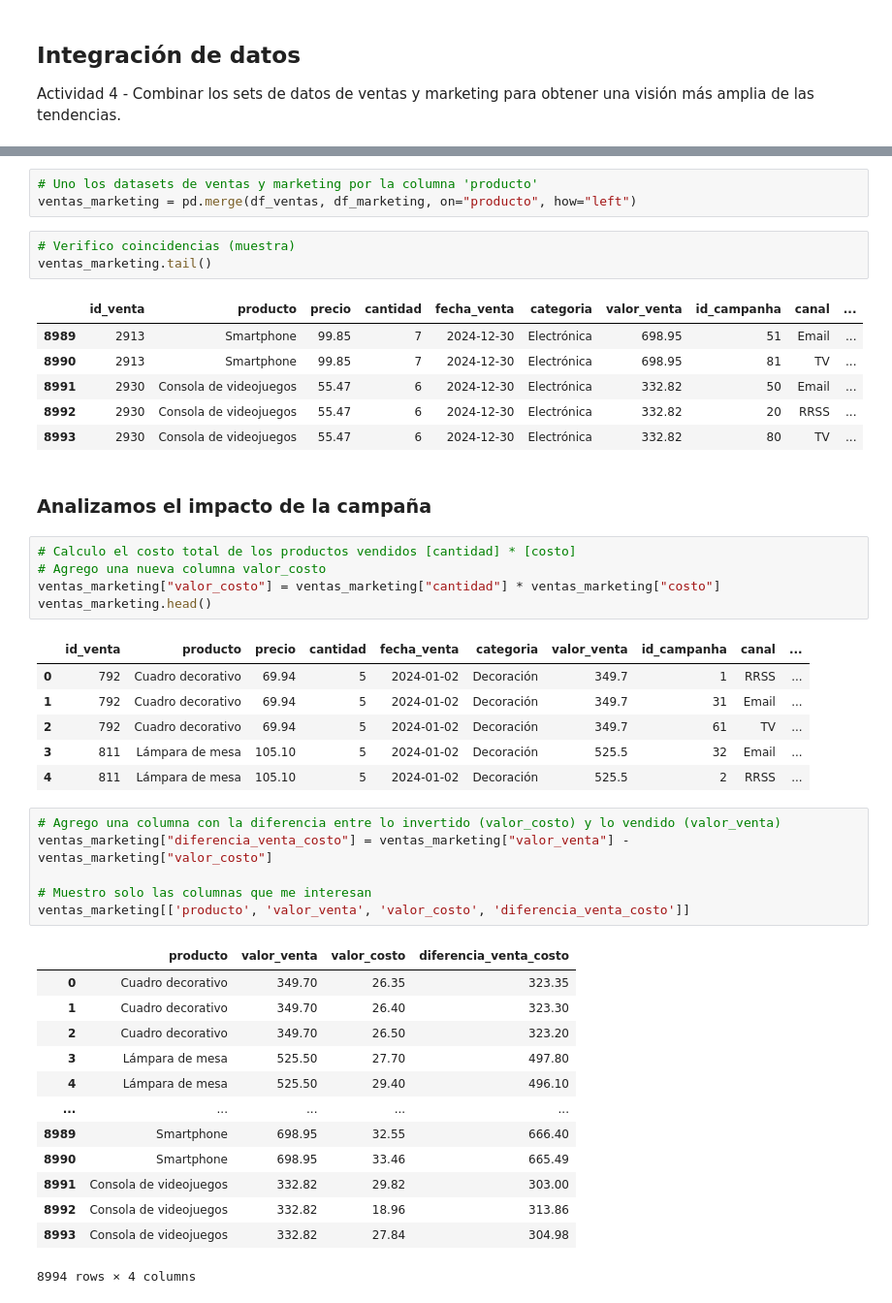
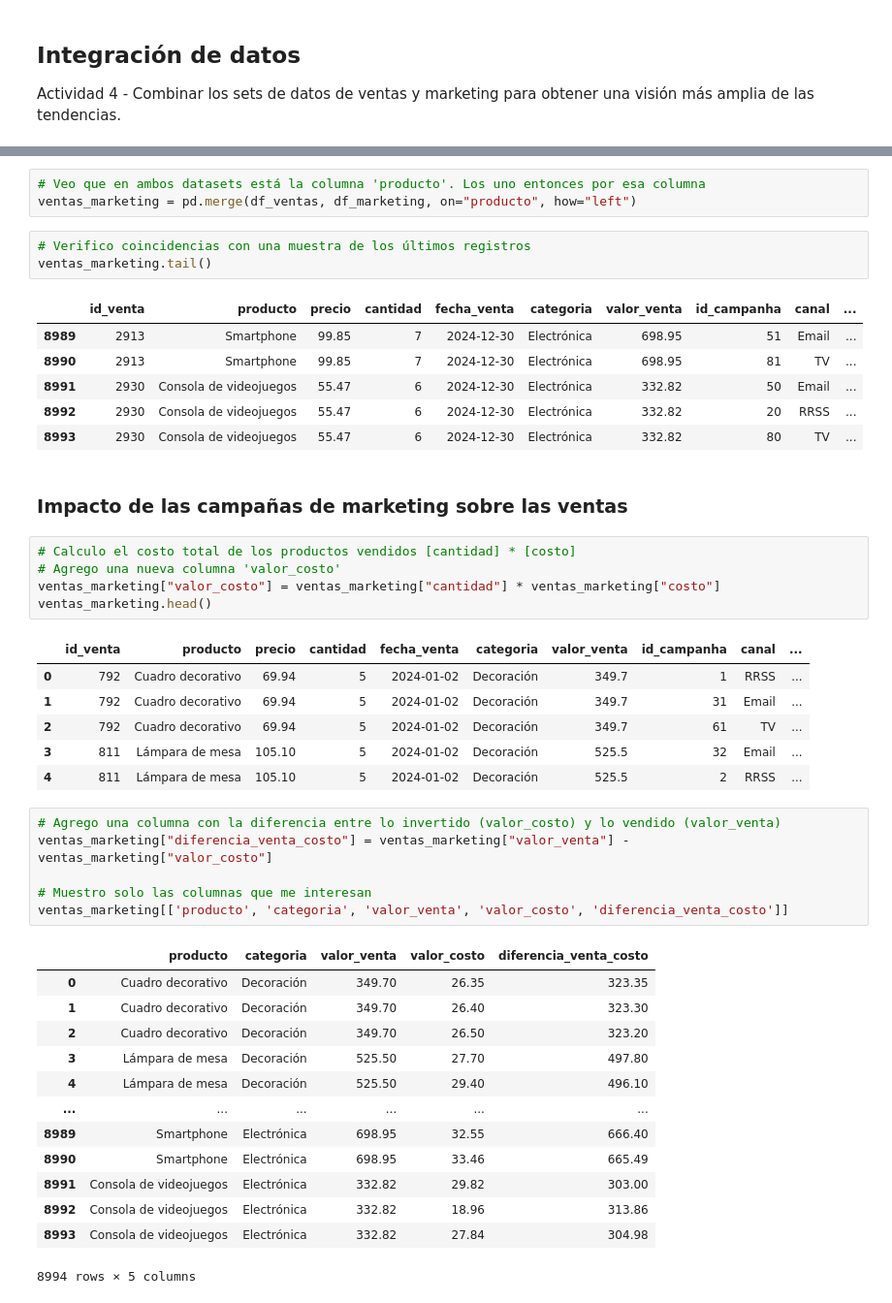
Before and after one commit to FerJGit/TT-2C2025-Data-Analitycs-Notebooks, a Jupyter notebook: PreEntrega/Mis_Archivos/Pre-entrega.ipynb, the cells around one changed output, grey strips where cells are left out. Shown at 97% size. Saved outputs shown, nothing was run; the diff lists cells and outputs as text.

```diff
--- a/PreEntrega/Mis_Archivos/Pre-entrega.ipynb
+++ b/PreEntrega/Mis_Archivos/Pre-entrega.ipynb
@@ -865,8 +867,8 @@ memory usage: 4.3 KB
 # %%
-# Uno los datasets de ventas y marketing por la columna 'producto'
+# Veo que en ambos datasets está la columna 'producto'. Los uno entonces por esa columna
 ventas_marketing = pd.merge(df_ventas, df_marketing, on="producto", how="left")
 # %%
-# Verifico coincidencias (muestra)
+# Verifico coincidencias con una muestra de los últimos registros
 ventas_marketing.tail()
 # %% [output]
 |  | id_venta | producto | precio | cantidad | fecha_venta | categoria | valor_venta | id_campanha | canal | ... |
@@ -875,11 +877,11 @@ ventas_marketing.tail()
 | 8991 | 2930 | Consola de videojuegos | 55.47 | 6 | 2024-12-30 | Electrónica | 332.82 | 50 | Email | ... |
 | 8992 | 2930 | Consola de videojuegos | 55.47 | 6 | 2024-12-30 | Electrónica | 332.82 | 20 | RRSS | ... |
 | 8993 | 2930 | Consola de videojuegos | 55.47 | 6 | 2024-12-30 | Electrónica | 332.82 | 80 | TV | ... |
-# %% [markdown]
-### Analizamos el impacto de la campaña
+# %% [markdown]
+### Impacto de las campañas de marketing sobre las ventas
 # %%
 # Calculo el costo total de los productos vendidos [cantidad] * [costo]
-# Agrego una nueva columna valor_costo
+# Agrego una nueva columna 'valor_costo'
 ventas_marketing["valor_costo"] = ventas_marketing["cantidad"] * ventas_marketing["costo"]
 ventas_marketing.head()
 # %% [output]
@@ -892,21 +894,21 @@ ventas_marketing.head()
 # %%
 # Agrego una columna con la diferencia entre lo invertido (valor_costo) y lo vendido (valor_venta)
 ventas_marketing["diferencia_venta_costo"] = ventas_marketing["valor_venta"] - ventas_marketing["valor_costo"]
 
 # Muestro solo las columnas que me interesan
-ventas_marketing[['producto', 'valor_venta', 'valor_costo', 'diferencia_venta_costo']]
+ventas_marketing[['producto', 'categoria', 'valor_venta', 'valor_costo', 'diferencia_venta_costo']]
 # %% [output]
-|  | producto | valor_venta | valor_costo | diferencia_venta_costo |
-| 0 | Cuadro decorativo | 349.70 | 26.35 | 323.35 |
-| 1 | Cuadro decorativo | 349.70 | 26.40 | 323.30 |
-| 2 | Cuadro decorativo | 349.70 | 26.50 | 323.20 |
-| 3 | Lámpara de mesa | 525.50 | 27.70 | 497.80 |
-| 4 | Lámpara de mesa | 525.50 | 29.40 | 496.10 |
-| ... | ... | ... | ... | ... |
-| 8989 | Smartphone | 698.95 | 32.55 | 666.40 |
-| 8990 | Smartphone | 698.95 | 33.46 | 665.49 |
-| 8991 | Consola de videojuegos | 332.82 | 29.82 | 303.00 |
-| 8992 | Consola de videojuegos | 332.82 | 18.96 | 313.86 |
-| 8993 | Consola de videojuegos | 332.82 | 27.84 | 304.98 |
+|  | producto | categoria | valor_venta | valor_costo | diferencia_venta_costo |
+| 0 | Cuadro decorativo | Decoración | 349.70 | 26.35 | 323.35 |
+| 1 | Cuadro decorativo | Decoración | 349.70 | 26.40 | 323.30 |
+| 2 | Cuadro decorativo | Decoración | 349.70 | 26.50 | 323.20 |
+| 3 | Lámpara de mesa | Decoración | 525.50 | 27.70 | 497.80 |
+| 4 | Lámpara de mesa | Decoración | 525.50 | 29.40 | 496.10 |
+| ... | ... | ... | ... | ... | ... |
+| 8989 | Smartphone | Electrónica | 698.95 | 32.55 | 666.40 |
+| 8990 | Smartphone | Electrónica | 698.95 | 33.46 | 665.49 |
+| 8991 | Consola de videojuegos | Electrónica | 332.82 | 29.82 | 303.00 |
+| 8992 | Consola de videojuegos | Electrónica | 332.82 | 18.96 | 313.86 |
+| 8993 | Consola de videojuegos | Electrónica | 332.82 | 27.84 | 304.98 |
-8994 rows × 4 columns
+8994 rows × 5 columns
 # %%
```
Also changed, not shown: parts of 30 cells of this notebook.
